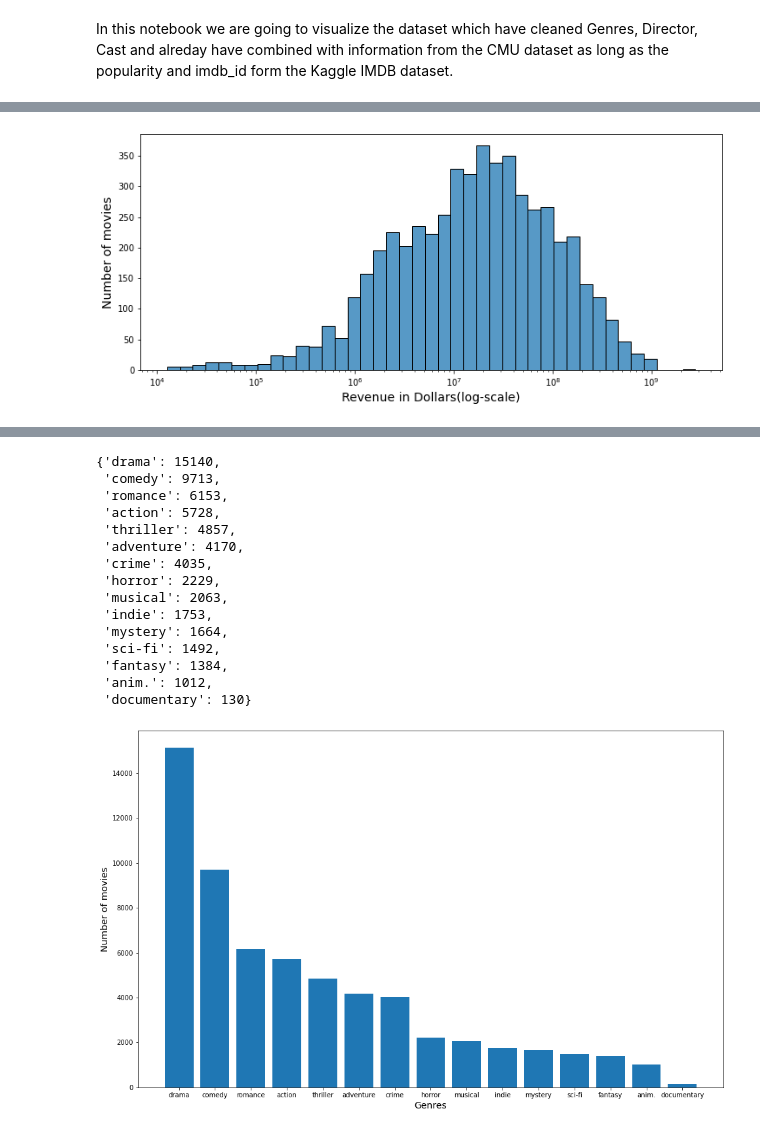
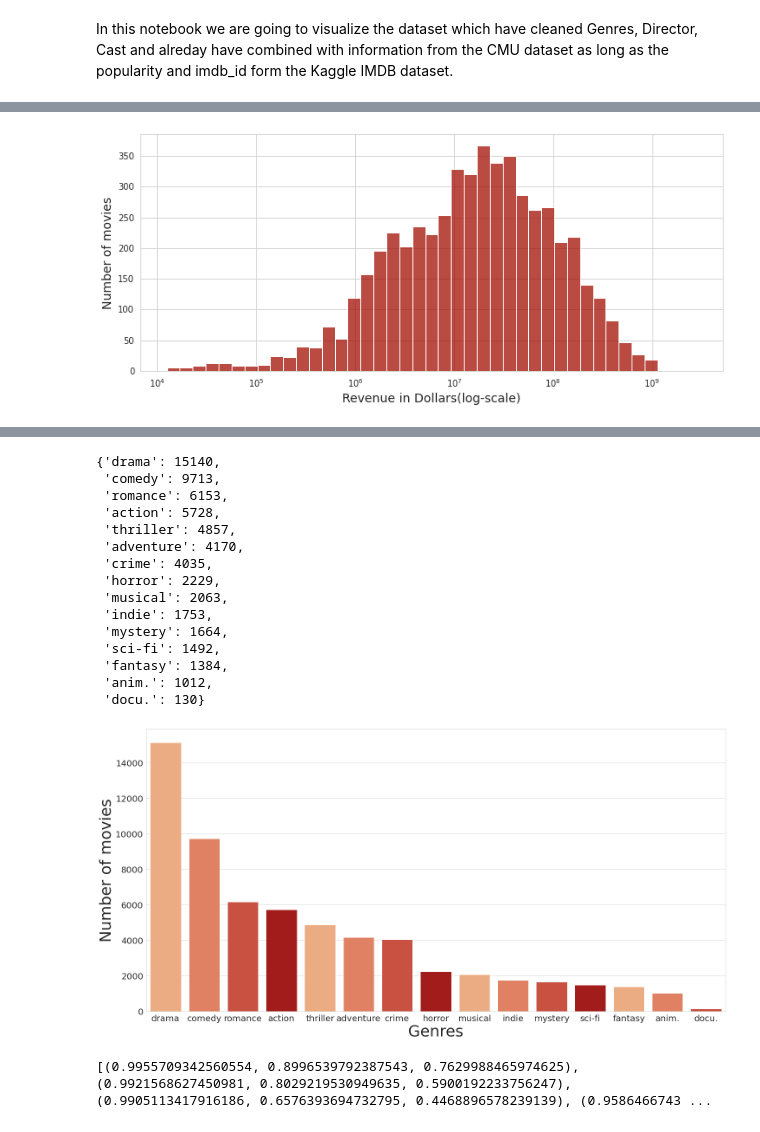
Before and after one commit to sayantangkhan/movie-plot-nlp-project, a Jupyter notebook: Visualization/data_visualization.ipynb, the cells around one changed output, grey strips where cells are left out. Saved outputs shown, nothing was run; the diff lists cells and outputs as text; code cells hidden in the pictures.

```diff
--- a/Visualization/data_visualization.ipynb
+++ b/Visualization/data_visualization.ipynb
@@ -4,8 +4,13 @@ In this notebook we are going to visualize the dataset which have cleaned Genres
 import pandas as pd
 import numpy as np
 import matplotlib.pyplot as plt
+import matplotlib
 import seaborn as sns
 import geopandas
+
+from seaborn import set_style
+set_style("whitegrid")
+my_red = "#a30e03"
 # %%
 data = pd.read_csv('../wiki_plots_with_genres.csv.zip')
 data2 = pd.read_csv('../Data/wiki_plots_with_genres_c3.zip')
@@ -83,11 +104,11 @@ plt.show()
 # %%
 plt.figure(figsize=(12, 5))
-sns.histplot(x = pop_rev['Revenue'].to_list(),log_scale=True)
+sns.histplot(x = pop_rev['Revenue'].to_list(),log_scale=True, color=my_red)
 plt.xlabel("Revenue in Dollars(log-scale)",size= 14)
 plt.ylabel("Number of movies",size= 14)
 plt.show()
 # %% [output]
-[figure, old version]
+[figure, new version]
 # %%
 data.head()
 # %% [output]
@@ -110,6 +131,7 @@ for index, row in data.iterrows():
 # %%
 genre_count['sci-fi'] = genre_count.pop('science-fiction')
 genre_count['anim.'] = genre_count.pop('animation')
+genre_count['docu.'] = genre_count.pop("documentary")
 genre_count = dict(sorted(genre_count.items(), key=lambda item: item[1],reverse=True))
 # %%
 genre_count
@@ -128,4 +150,4 @@ genre_count
  'sci-fi': 1492,
  'fantasy': 1384,
  'anim.': 1012,
- 'documentary': 130}
+ 'docu.': 130}
@@ -132,12 +198,29 @@ genre_count
 # %%
-plt.figure(figsize=(16, 10))
-plt.bar(range(len(genre_count)), list(genre_count.values()), align='center')
-plt.xticks(range(len(genre_count)), list(genre_count.keys()))
-plt.xlabel("Genres",size= 14)
-plt.ylabel("Number of movies",size=14)
-plt.show()
+plt.figure(figsize=(24, 12))
+pal = sns.color_palette("ch:s=-.2,r=.6", as_cmap=True)
+color_lst = [#(0.9955709342560554, 0.8996539792387543, 0.7629988465974625),
+             #(0.9921568627450981, 0.8029219530949635, 0.5900192233756247),
+             (0.9905113417916186, 0.6576393694732795, 0.4468896578239139),
+             (0.9586466743560169, 0.4618992695117263, 0.3103267973856209),
+             (0.8704498269896194, 0.2485505574778931, 0.16822760476739718),
+             (0.7202306805074971, 0.02435986159169551, 0.015732410611303344)]
+
+ax = sns.barplot(x = list(genre_count.keys()),
+                 y=list(genre_count.values()), palette=color_lst )#color="#a30e03")
+#plt.xticks(range(len(genre_count)), list(genre_count.keys()))
+#add_value_labels(ax,labels=list(genre_count.keys()))
+ax.tick_params(axis="both",which="major",labelsize=20)
+plt.xlabel("Genres",size= 36)
+plt.ylabel("Number of movies",size=36)
+plt.savefig("movie-genre-barplot.png",transparent=True)
+#plt.show()
 # %% [output]
-[figure, old version]
+[figure, new version]
+# %%
+pal = sns.color_palette("OrRd")
+print(pal)
+# %% [output]
+[(0.9955709342560554, 0.8996539792387543, 0.7629988465974625), (0.9921568627450981, 0.8029219530949635, 0.5900192233756247), (0.9905113417916186, 0.6576393694732795, 0.4468896578239139), (0.9586466743 ...
 # %%
 after_1990 = 0
 for index, row in year_count.iterrows():
```
Also changed, not shown: parts of 9 cells of this notebook, 2 other files.
